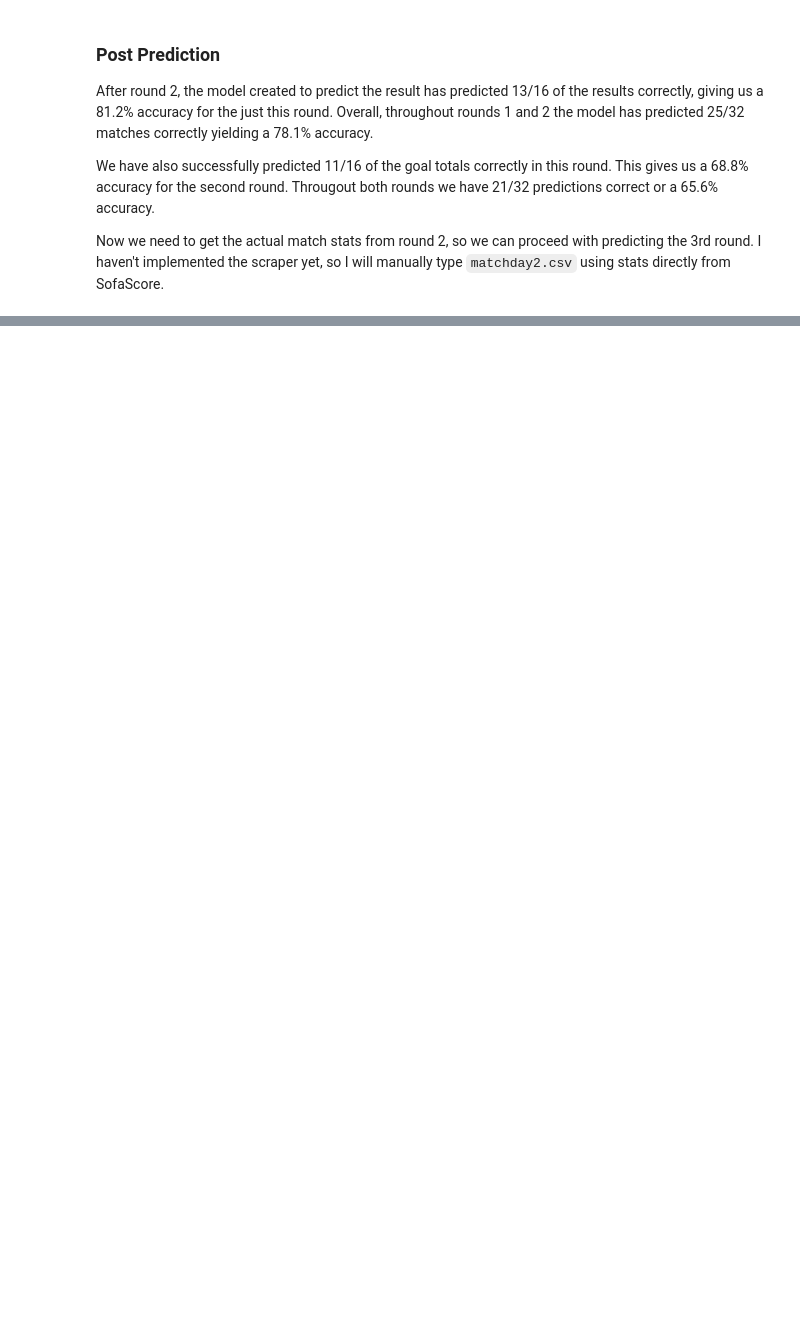
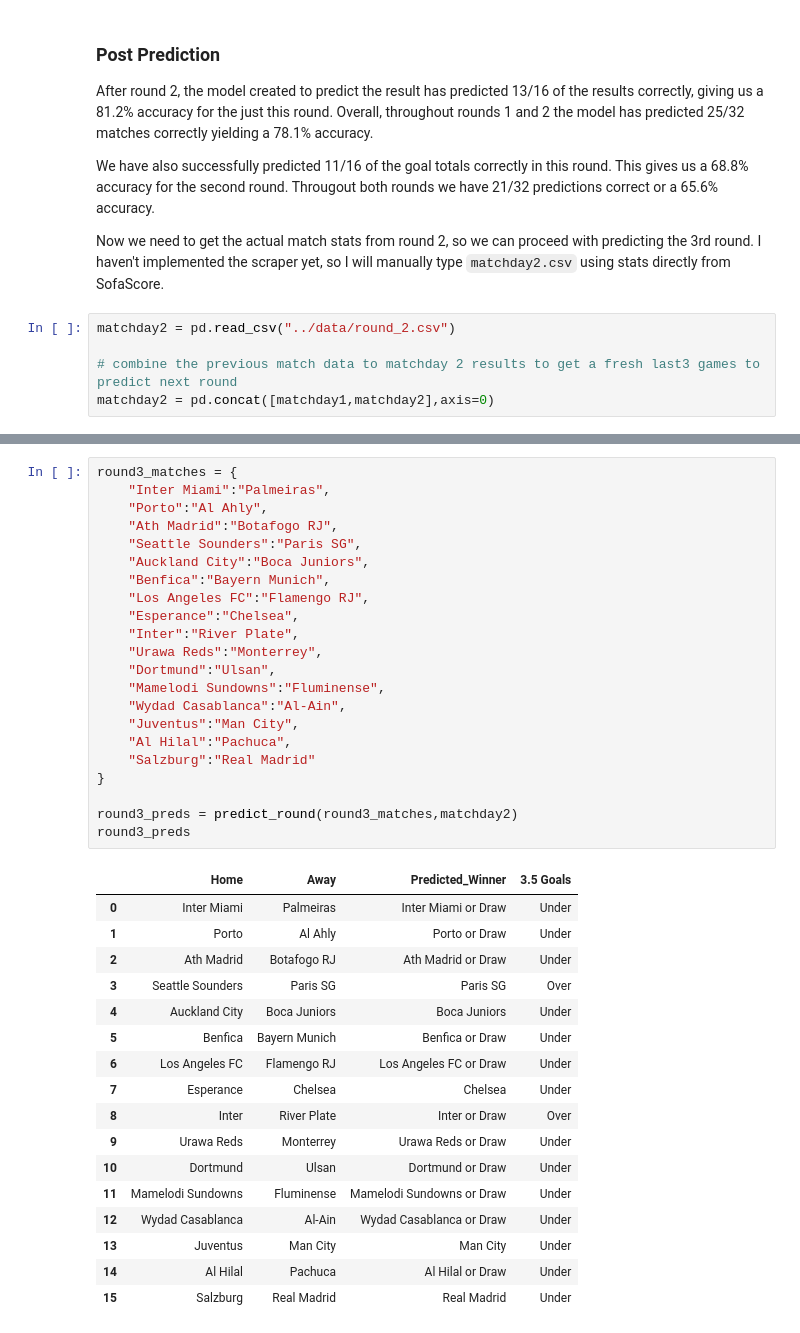
Before and after one commit to kushlalwani/CWCPredictions, a Jupyter notebook: notebooks/Tournament_Predictions.ipynb, the cells around one changed output, grey strips where cells are left out. Drawn from its saved outputs; the diff is of its cells as text; blank space fills up the shorter version.

Commit message:
round 3 predictions made

```diff
--- a/notebooks/Tournament_Predictions.ipynb
+++ b/notebooks/Tournament_Predictions.ipynb
@@ -498,3 +498,8 @@ After round 2, the model created to predict the result has predicted 13/16 of th
 We have also successfully predicted 11/16 of the goal totals correctly in this round. This gives us a 68.8% accuracy for the second round. Througout both rounds we have 21/32 predictions correct or a 65.6% accuracy.
 
 Now we need to get the actual match stats from round 2, so we can proceed with predicting the 3rd round. I haven't implemented the scraper yet, so I will manually type `matchday2.csv` using stats directly from SofaScore.
+# %%
+matchday2 = pd.read_csv("../data/round_2.csv")
+
+# combine the previous match data to matchday 2 results to get a fresh last3 games to predict next round
+matchday2 = pd.concat([matchday1,matchday2],axis=0)
@@ -500,0 +556,40 @@ Now we need to get the actual match stats from round 2, so we can proceed with p
+# %%
+round3_matches = {
+    "Inter Miami":"Palmeiras",
+    "Porto":"Al Ahly",
+    "Ath Madrid":"Botafogo RJ",
+    "Seattle Sounders":"Paris SG",
+    "Auckland City":"Boca Juniors",
+    "Benfica":"Bayern Munich",
+    "Los Angeles FC":"Flamengo RJ",
+    "Esperance":"Chelsea",
+    "Inter":"River Plate",
+    "Urawa Reds":"Monterrey",
+    "Dortmund":"Ulsan",
+    "Mamelodi Sundowns":"Fluminense",
+    "Wydad Casablanca":"Al-Ain",
+    "Juventus":"Man City",
+    "Al Hilal":"Pachuca",
+    "Salzburg":"Real Madrid"
+}
+
+round3_preds = predict_round(round3_matches,matchday2)
+round3_preds
+# %% [output]
+|  | Home | Away | Predicted_Winner | 3.5 Goals |
+| 0 | Inter Miami | Palmeiras | Inter Miami or Draw | Under |
+| 1 | Porto | Al Ahly | Porto or Draw | Under |
+| 2 | Ath Madrid | Botafogo RJ | Ath Madrid or Draw | Under |
+| 3 | Seattle Sounders | Paris SG | Paris SG | Over |
+| 4 | Auckland City | Boca Juniors | Boca Juniors | Under |
+| 5 | Benfica | Bayern Munich | Benfica or Draw | Under |
+| 6 | Los Angeles FC | Flamengo RJ | Los Angeles FC or Draw | Under |
+| 7 | Esperance | Chelsea | Chelsea | Under |
+| 8 | Inter | River Plate | Inter or Draw | Over |
+| 9 | Urawa Reds | Monterrey | Urawa Reds or Draw | Under |
+| 10 | Dortmund | Ulsan | Dortmund or Draw | Under |
+| 11 | Mamelodi Sundowns | Fluminense | Mamelodi Sundowns or Draw | Under |
+| 12 | Wydad Casablanca | Al-Ain | Wydad Casablanca or Draw | Under |
+| 13 | Juventus | Man City | Man City | Under |
+| 14 | Al Hilal | Pachuca | Al Hilal or Draw | Under |
+| 15 | Salzburg | Real Madrid | Real Madrid | Under |
```
Also changed, not shown: parts of 5 cells of this notebook, 1 other file.
